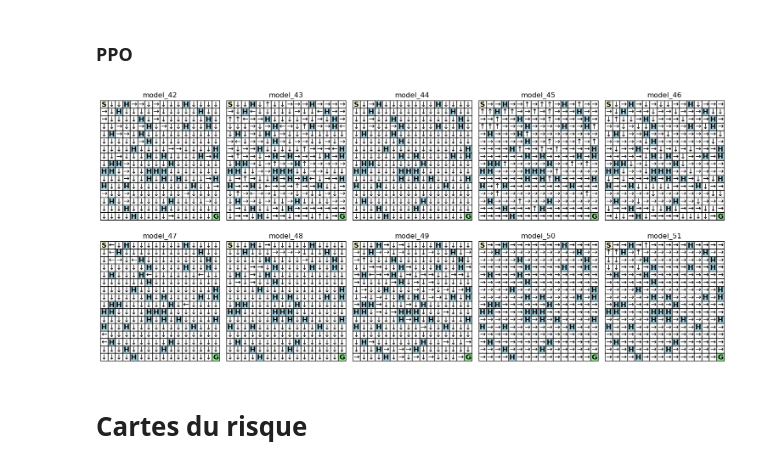
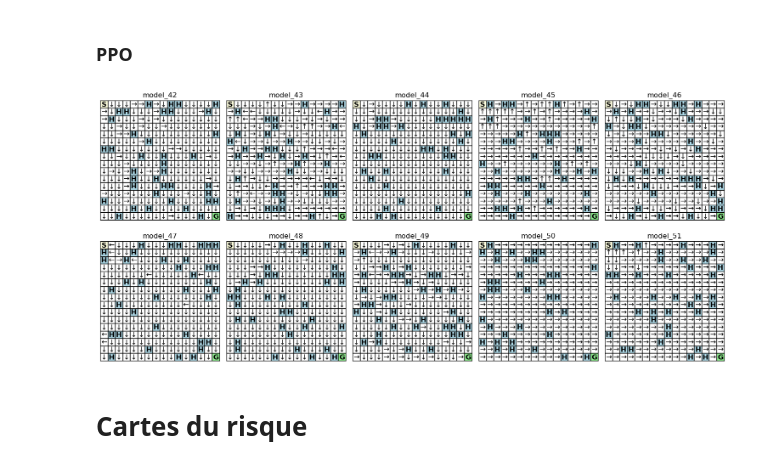
Before and after one commit to sinadeau/SafeRL-IFT-7201, a Jupyter notebook: Visualize_results.ipynb, the cells around one changed output. Drawn from its saved outputs; the diff is of its cells as text; code cells hidden in the pictures.

Commit message:
Fix policy plots in Visualize_results.ipynb
Display the correct environment associated with each model for 16x16 random env.

```diff
--- a/Visualize_results.ipynb
+++ b/Visualize_results.ipynb
@@ -110,9 +110,9 @@ plot_all_q_learning_policies_from_folder(ENV_TYPE, folder="./q_learning_16x16_ra
 # %% [markdown]
 ### PPO
 # %%
-plot_all_PPO_policies_from_folder(ENV_TYPE, folder="./ppo_16x16_random", ncols=5, ENV_TYPE)
+plot_all_PPO_policies_from_folder(ENV_TYPE, folder="./ppo_16x16_random", ncols=5)
 # %% [output]
-[figure, old version]
+[figure, new version]
 # %% [markdown]
 # Cartes du risque
 # %%
```
Also changed, not shown: parts of 5 cells of this notebook, 2 other files.
